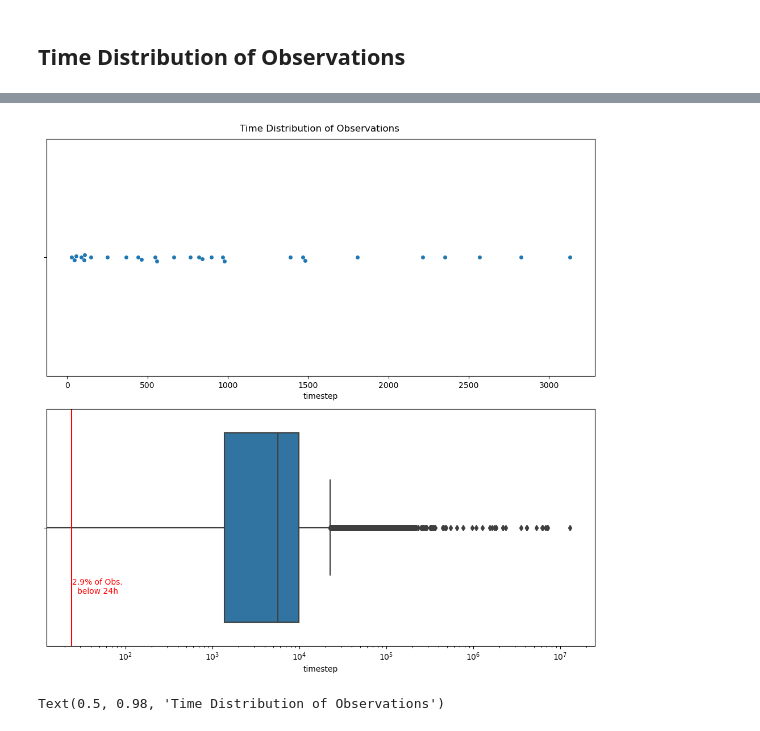
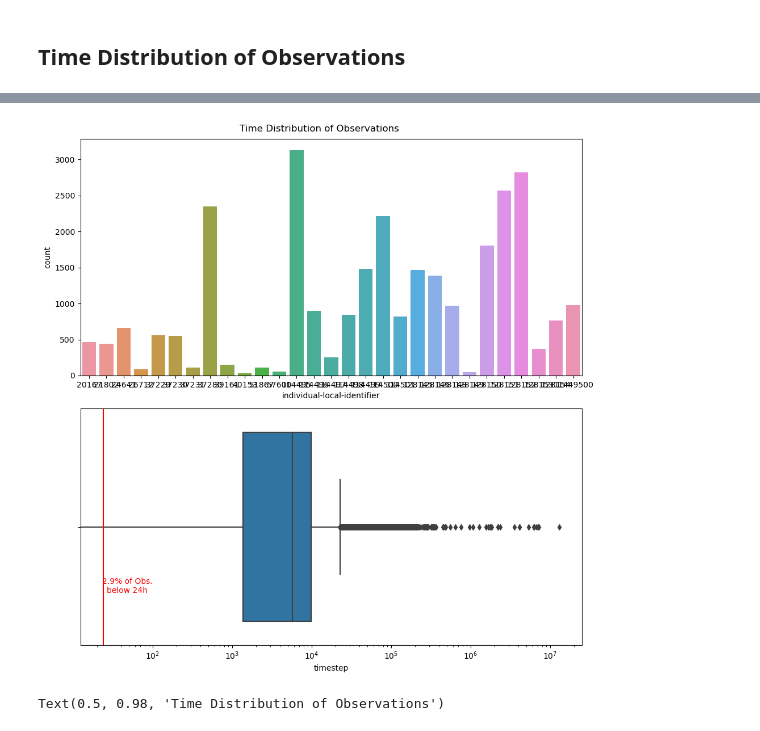
Before and after one commit to pedroteche-ih/whale-movement, a Jupyter notebook: Analyzing Bowhead Whale movement in Foxen Basin using Unsupervised Learning.ipynb, the cells around one changed output, grey strips where cells are left out. Saved outputs shown, nothing was run; the diff lists cells and outputs as text; code cells hidden in the pictures.

```diff
--- a/Analyzing Bowhead Whale movement in Foxen Basin using Unsupervised Learning.ipynb
+++ b/Analyzing Bowhead Whale movement in Foxen Basin using Unsupervised Learning.ipynb
@@ -165,10 +165,8 @@ We can see that the percentege of points falling within land is directly related
 
 Let's compare the `speed` distribution of our observations in relation the estimated top speed of a *Bowhead Whale*:
 # %%
-shp_whale_ocean["distance"] = (
-    shp_whale_ocean["geometry"].distance(
-        shp_whale_ocean.groupby("individual-local-identifier")["geometry"].shift()
-    )
+shp_whale_ocean["distance"] = shp_whale_ocean["geometry"].distance(
+    shp_whale_ocean.groupby("individual-local-identifier")["geometry"].shift()
 )
 shp_whale_ocean["speed"] = shp_whale_ocean["distance"] / shp_whale_ocean["timestep"]
 shp_whale_ocean["over_top_speed"] = shp_whale_ocean["speed"] > 2
@@ -243,7 +255,9 @@ shp_whale_ocean.head()
 # %% [markdown]
 The procedure above is combined with a `distance` threshold: since observations can happen close to each other in time, enforcing a speed threshold implies in a aggressive filter when observations are made very close to each other. Freitas et Al recommend marking all observations within 5km of each other as **inliers**, while observations further than 5km should be filtered using the RMS method.
 # %%
-shp_whale_ocean["over_top_speed"] = (shp_whale_ocean["speed_rms"] > 2) & (shp_whale_ocean["distance_p1"] > 5000)
+shp_whale_ocean["over_top_speed"] = (shp_whale_ocean["speed_rms"] > 2) & (
+    shp_whale_ocean["distance_p1"] > 5000
+)
 pd.crosstab(
     shp_whale_ocean["argos_precision"],
     shp_whale_ocean["over_top_speed"],
@@ -459,33 +493,31 @@ fig.tight_layout()
 # %%
 fig, ax = plt.subplots(2, 1, figsize=(10, 10))
-sns.swarmplot(
-    data=shp_whale_ocean.groupby("individual-local-identifier")["timestep"]
-    .count()
-    .reset_index(),
-    x="timestep",
+sns.countplot(
+    data=shp_whale_ocean,
+    x="individual-local-identifier",
     ax=ax[0],
 )
 sns.boxplot(
     data=shp_whale_ocean,
     x="timestep",
     ax=ax[1],
 )
 ax[1].set_xscale("log")
 ax[1].axvline(24, color="red", label="24 hours")
 p24 = np.round(
     sp.stats.percentileofscore(
         shp_whale_ocean.loc[:, "timestep"].dropna(),
         24,
     ),
     1,
 )
 ax[1].annotate(
     f"{p24}% of Obs.\nbelow 24h", xy=(48, 0.25), ha="center", va="center", color="red"
 )
 fig.suptitle("Time Distribution of Observations")
 fig.tight_layout()
 # %% [output]
-[figure, old version]
+[figure, new version]
 # %%
 fig, ax = plt.subplots(1, 2, figsize=(10, 5))
 sns.histplot(
```
Also changed, not shown: parts of 13 cells of this notebook.
